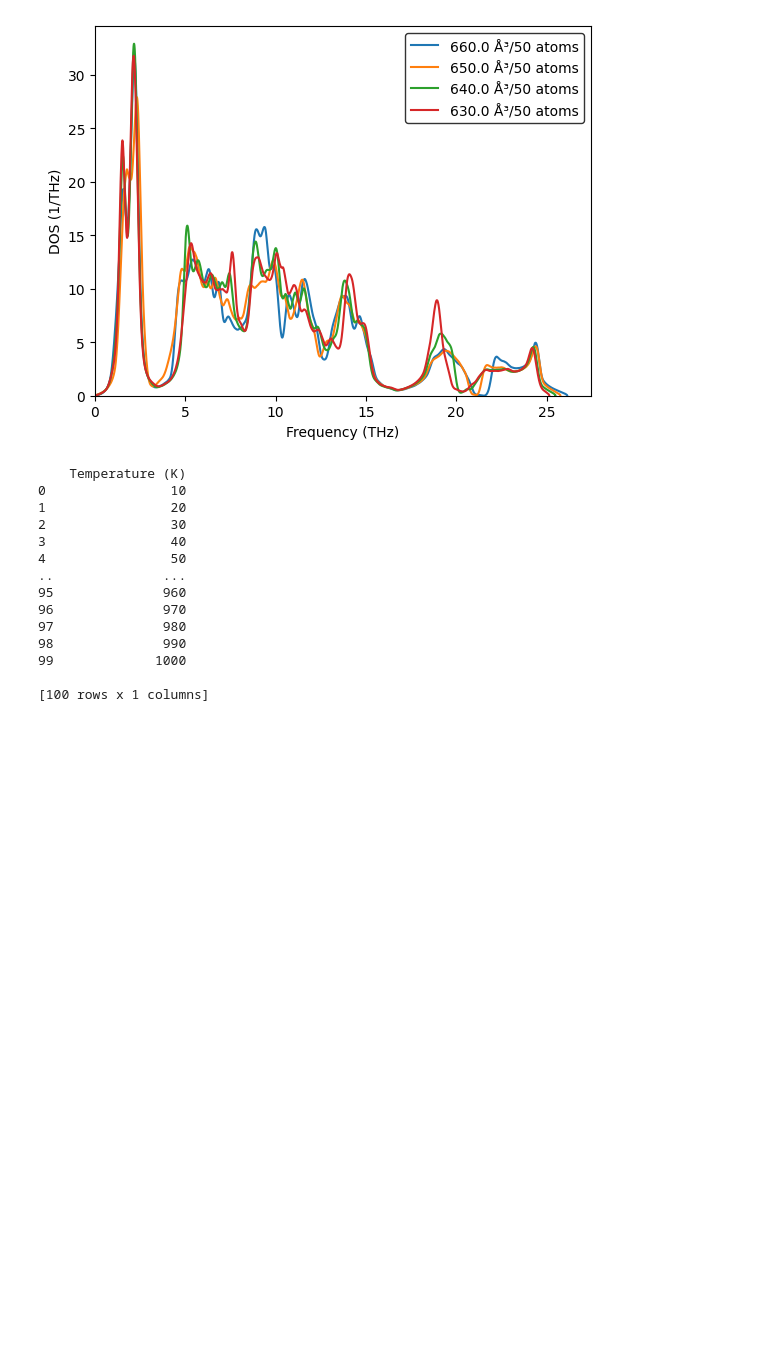
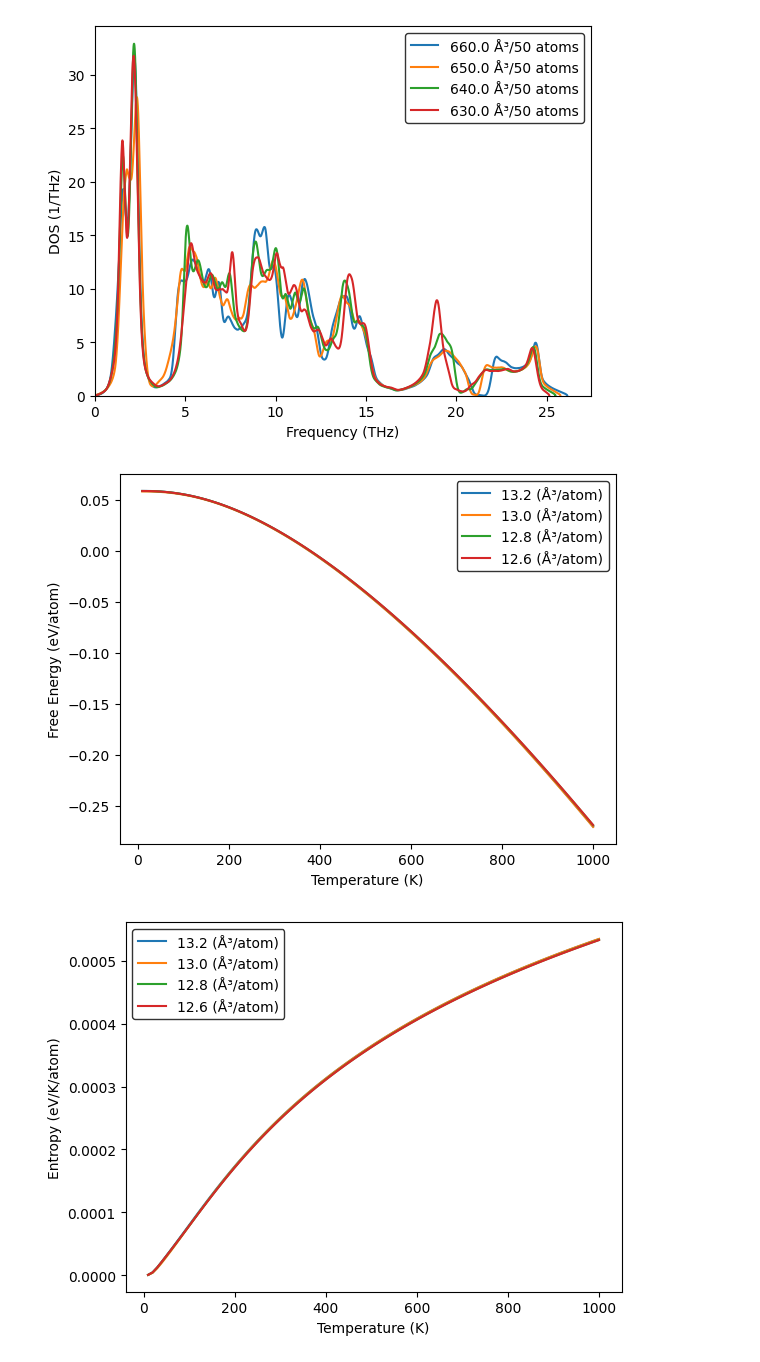
Before and after one commit to nhew1994/PyZentropy, a Jupyter notebook: pyzentropy/test.ipynb, the cells around one changed output. Drawn from its saved outputs; the diff is of its cells as text; code cells hidden in the pictures; blank space fills up the shorter version.

```diff
--- a/pyzentropy/test.ipynb
+++ b/pyzentropy/test.ipynb
@@ -30,4 +28,6 @@ print(vdos_data)
 # %%
+# Continue here
 path = "C:\\Users\\nigel\\OneDrive\\Desktop\\VS Code\\pyzentropy\\PyZentropy\\test_data\\FEG\\original"
-vdos_data_scaled = zentropy.scale_phonon_dos(path, plot=True)
+vdos_data = zentropy.load_phonon_dos(path)
+print(vdos_data)
 # %% [output]
@@ -40,50 +50,11 @@ path = "C:\\Users\\nigel\\OneDrive\\Desktop\\VS Code\\pyzentropy\\PyZentropy\\te
 zentropy.plot_phonon_dos(path, scale_atoms = 50)
 # %% [output]
 [figure]
-# %%
-path = "C:\\Users\\nigel\\OneDrive\\Desktop\\VS Code\\pyzentropy\\PyZentropy\\test_data\\FEG\\original"
-temp_range = np.arange(10, 1010, 10)
-
-vdos_data_scaled = zentropy.harmonic(path, temp_range)
-#print(vdos_data_scaled)
-
-# Create an empty dataframe called harmonic_properties
-harmonic_properties = pd.DataFrame()
-# Make the first column temp_range
-harmonic_properties['Temperature (K)'] = temp_range
-print(harmonic_properties)
-
-k_B = scipy.constants.Boltzmann / scipy.constants.electron_volt  # The Boltzmann constant in eV/K
-h = scipy.constants.Planck / scipy.constants.electron_volt  # The Planck's constant in eVs
-
-'''
-# We keep the temperature fixed first
-constant = (h * mid_f) / (2 * k_B * T)
-
-A = df * mid_dos * np.log(2 * np.sinh(constant))
-free_energy = k_B * T * np.sum(A)  # eV/num_atoms
-
-A = df * mid_dos * (h * mid_f) * np.cosh(constant) / np.sinh(constant)
-internal_energy = 0.5 * np.sum(A)  # eV/num_atoms
-
-A = constant * np.cosh(constant) / np.sinh(constant) - np.log(2 * np.sinh(constant))
-entropy = k_B * np.sum(df * mid_dos * A)  # eV/K/num_atoms
-
-A = (1 / np.sinh(constant))**2
-cv = k_B * np.sum(df * mid_dos * constant**2 * A)
-'''
-# %% [output]
-    Temperature (K)
-0                10
-1                20
-2                30
-3                40
-4                50
-..              ...
-95              960
-96              970
-97              980
-98              990
-99             1000
-
-[100 rows x 1 columns]
+# %%
+path = "C:\\Users\\nigel\\OneDrive\\Desktop\\VS Code\\pyzentropy\\PyZentropy\\test_data\\FEG\\original"
+temp_range = np.arange(10, 1010, 10)
+volumes_per_atom = list(vdos_data_scaled.keys())
+vdos_data_scaled, harmonic_properties = zentropy.harmonic(path, temp_range)
+# %% [output]
+[figure, added]
+[figure, added]
```
Also changed, not shown: parts of 5 cells of this notebook, 1 other file.
